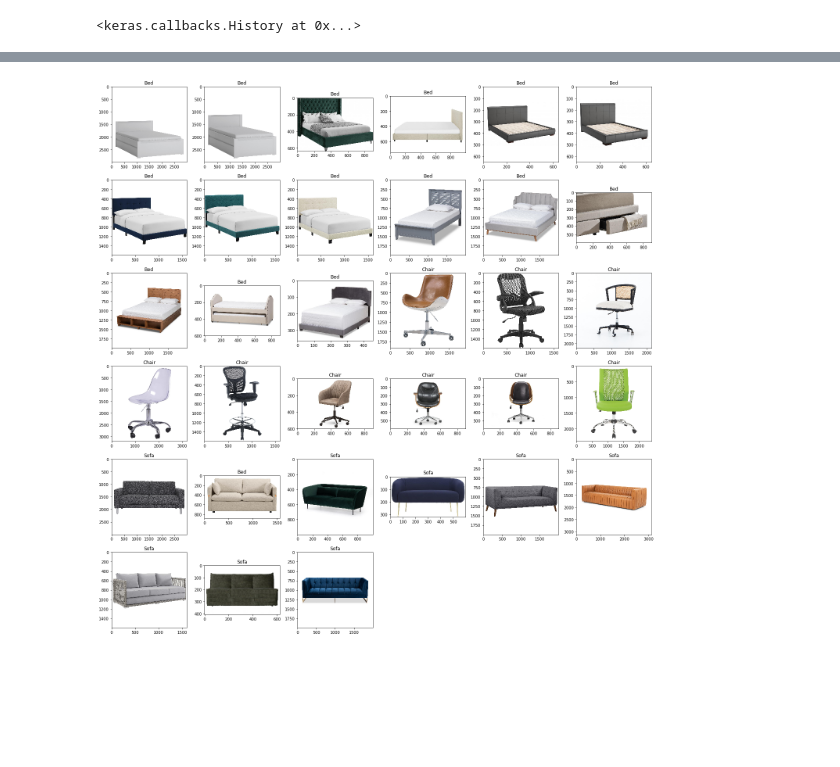
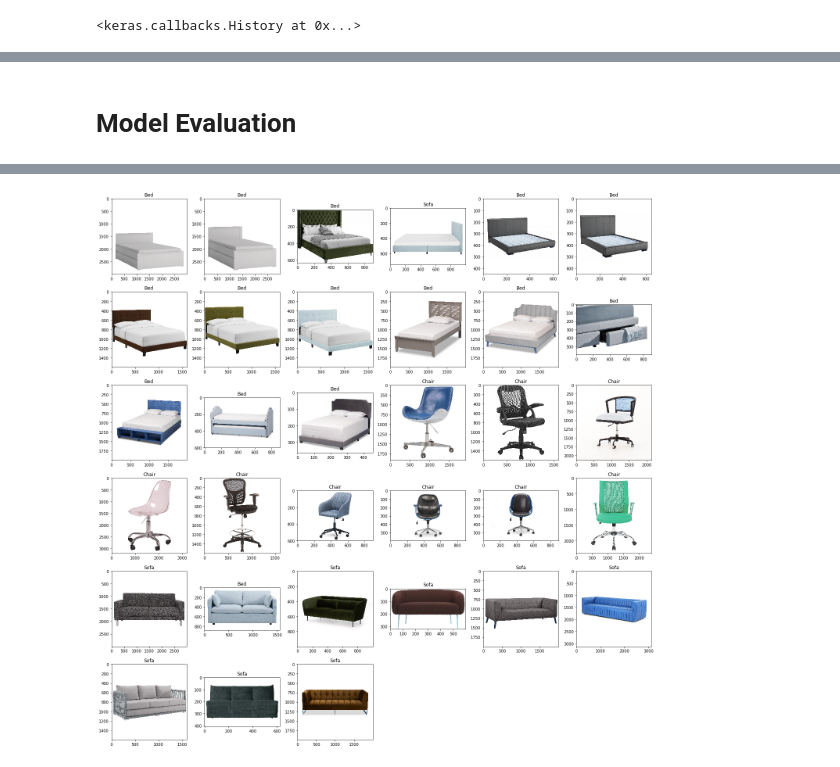
Before and after one commit to dreaminred/fulhaus-furniture-classifier, a Jupyter notebook: main-notebook.ipynb, the cells around one changed output, grey strips where cells are left out. Drawn from its saved outputs; the diff is of its cells as text; code cells hidden in the pictures; blank space fills up the shorter version.

```diff
--- a/main-notebook.ipynb
+++ b/main-notebook.ipynb
@@ -295,9 +326,11 @@ Epoch 79: val_accuracy did not improve from 0.96825
+# %% [markdown]
+# Model Evaluation
 # %%
 plt.figure(figsize=(20,20))
 labels = ['Bed', 'Chair', 'Sofa']
 validation_files = glob("dataset2/validate/*/*.jpg")
 for fileCounter in range(len(validation_files)):
-    im = io.imread(validation_files[fileCounter])
+    im = cv2.imread(validation_files[fileCounter])
     plt.subplot(6,6,fileCounter+1)
     plt.gca().set_title(labels[np.argmax(model.predict(tf.expand_dims(transform.resize(im,(224,224)),axis=0)))])
     io.imshow(im)
@@ -322 +355 @@ for fileCounter in range(len(validation_files)):
-[figure, old version]
+[figure, new version]
```
Also changed, not shown: parts of 17 cells of this notebook, 21 other files.
